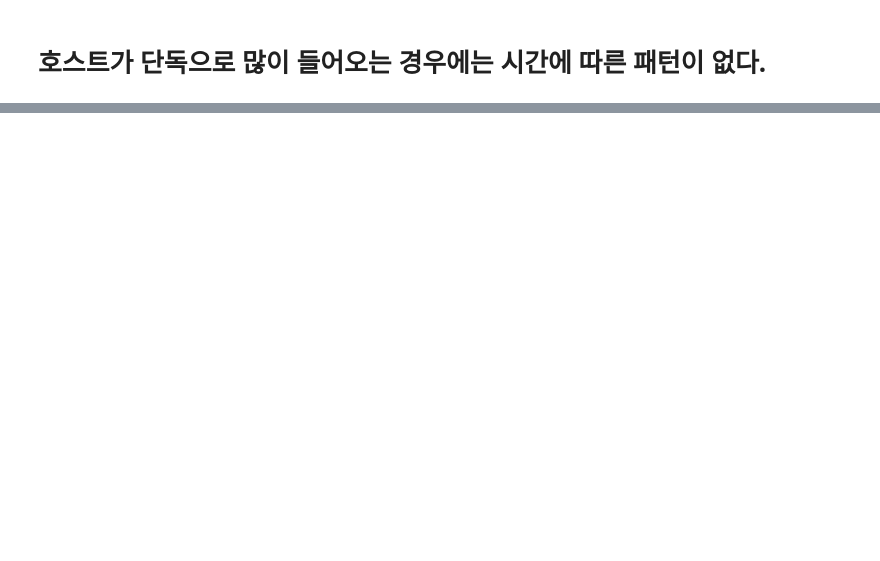
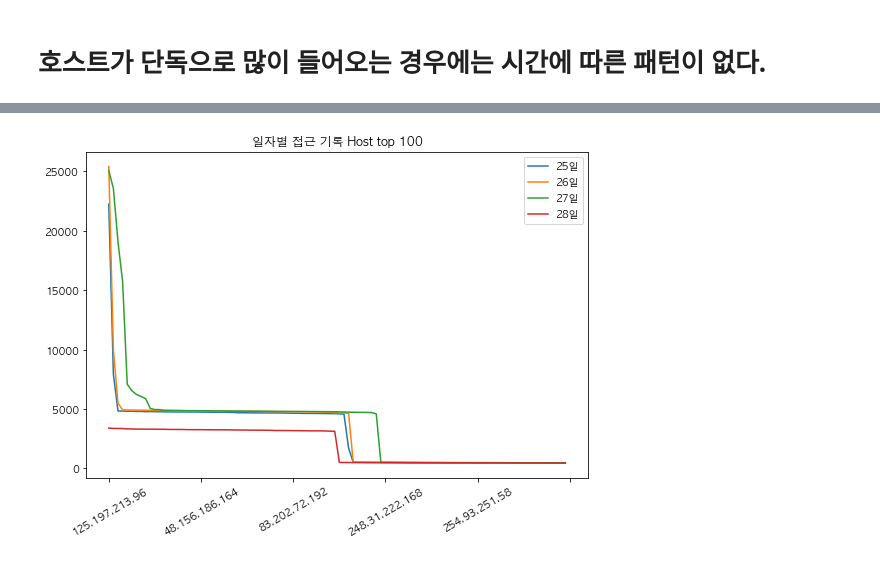
Before and after one commit to gnsia/conan, a Jupyter notebook: EDA/2020-10-29-EDA-log-data-date-hour-minute-host-unique.ipynb, the cells around one changed output, grey strips where cells are left out. Saved outputs shown, nothing was run; the diff lists cells and outputs as text; code cells hidden in the pictures; blank space fills up the shorter version.

```diff
--- a/EDA/2020-10-29-EDA-log-data-date-hour-minute-host-unique.ipynb
+++ b/EDA/2020-10-29-EDA-log-data-date-hour-minute-host-unique.ipynb
@@ -198,0 +195,13 @@ len(anomalyPattern)
+# %%
+labels = ['25일','26일','27일','28일']
+plt.figure(figsize=(9,6))
+df['2020-08-25']['Host'].value_counts()[0:100].plot()
+df['2020-08-26']['Host'].value_counts()[0:100].plot()
+df['2020-08-27']['Host'].value_counts()[0:100].plot()
+df['2020-08-28']['Host'].value_counts()[0:100].plot()
+plt.title('일자별 접근 기록 Host top 100')
+plt.xticks(rotation=30)
+plt.legend(labels)
+plt.show()
+# %% [output]
+[figure, added]
```
Also changed, not shown: parts of 36 cells of this notebook, 3 other files.
